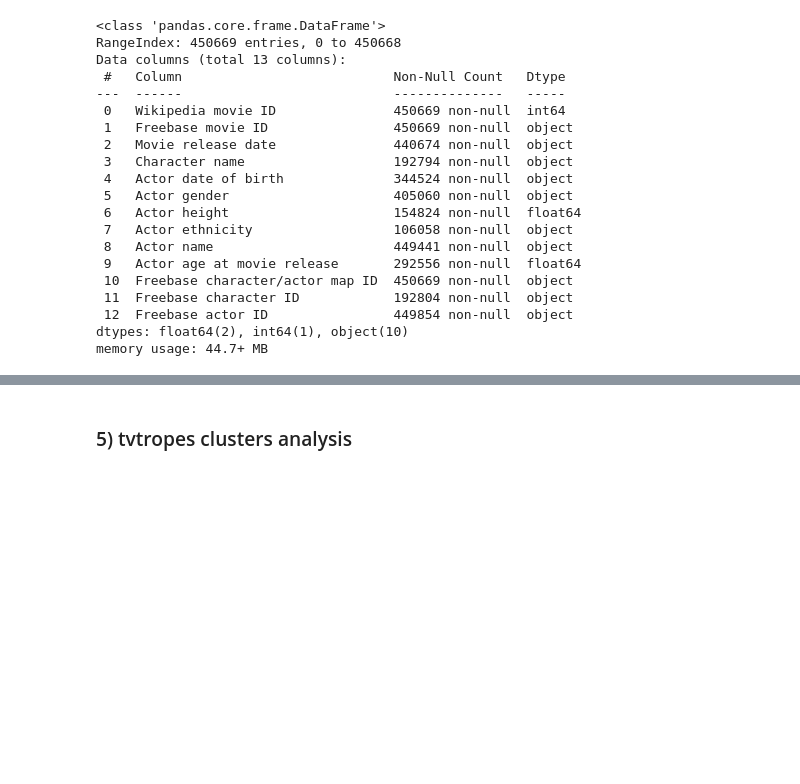
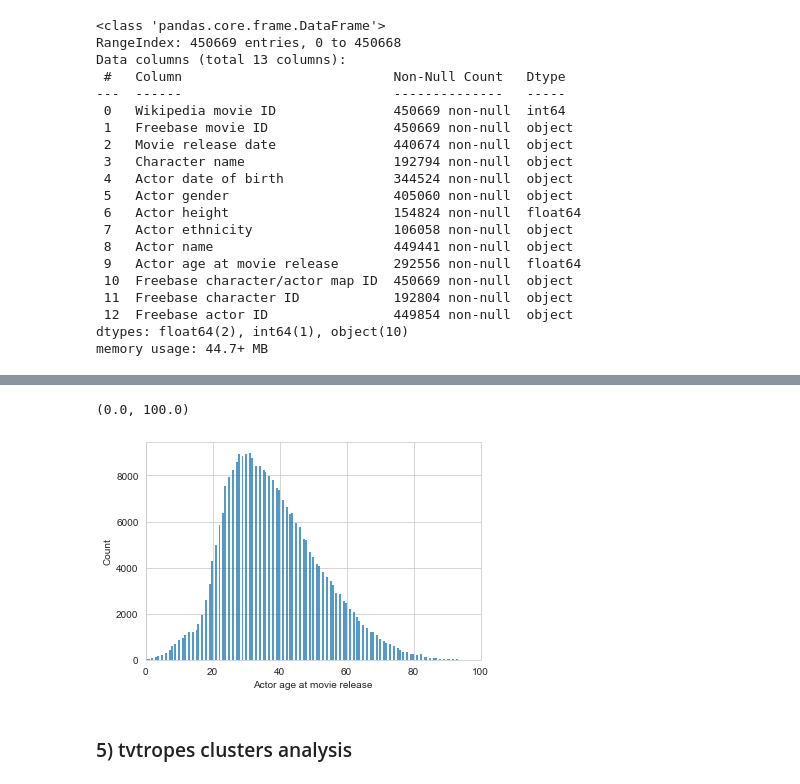
Before and after one commit to epfl-ada/ada-2022-project-pythonistrash, a Jupyter notebook: Milestone2.ipynb, the cells around one changed output, grey strips where cells are left out. Cells and saved outputs as stored; diff of their text form; code cells hidden in the pictures; blank space fills up the shorter version.

```diff
--- a/Milestone2.ipynb
+++ b/Milestone2.ipynb
@@ -695,3 +719,9 @@ memory usage: 44.7+ MB
+# %%
+sns.histplot(data=characters_metadata_df, x="Actor age at movie release")
+plt.xlim(0, 100)
+# %% [output]
+(0.0, 100.0)
+[figure, added]
 # %% [markdown]
 ### 5) tvtropes clusters analysis
 # %%
```
Also changed, not shown: parts of 8 cells of this notebook.
